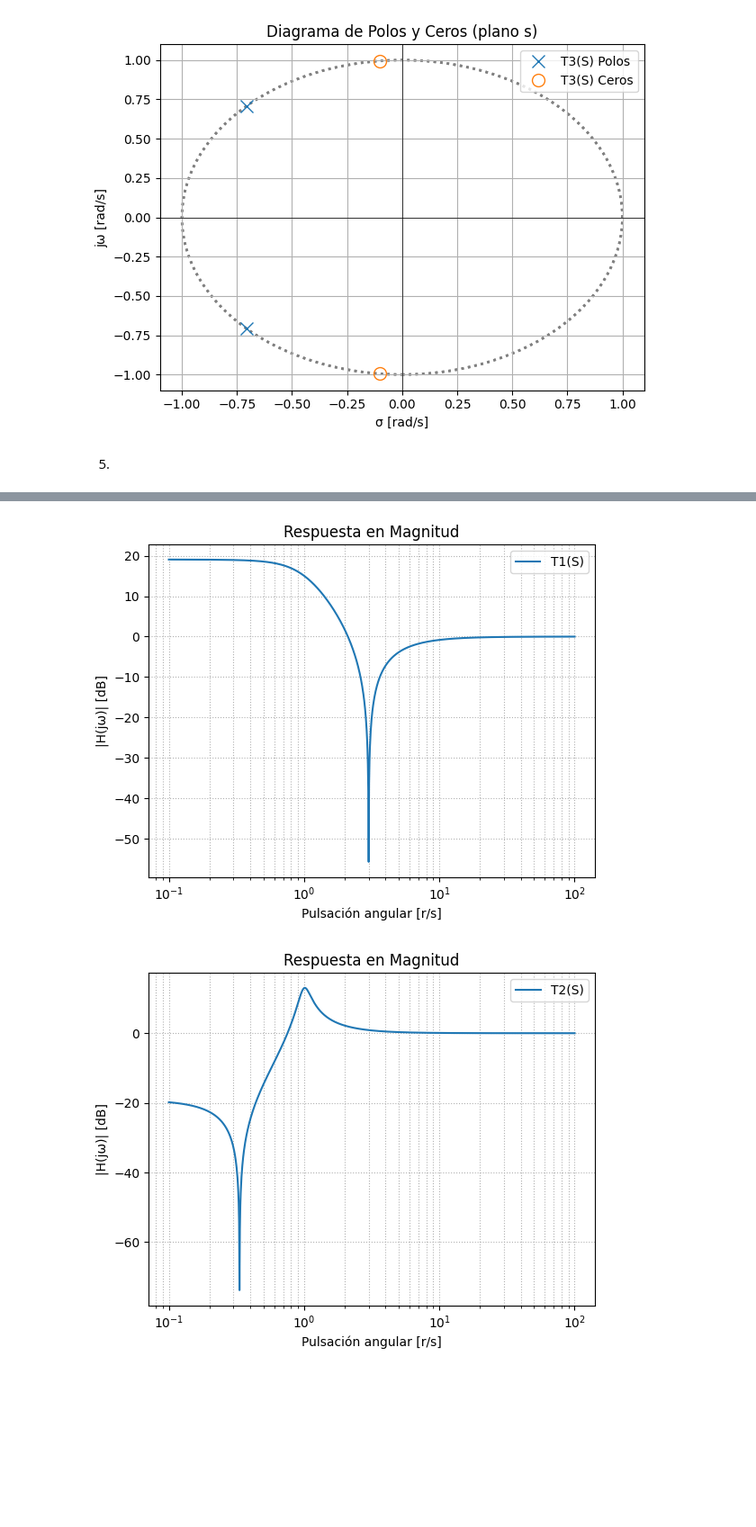
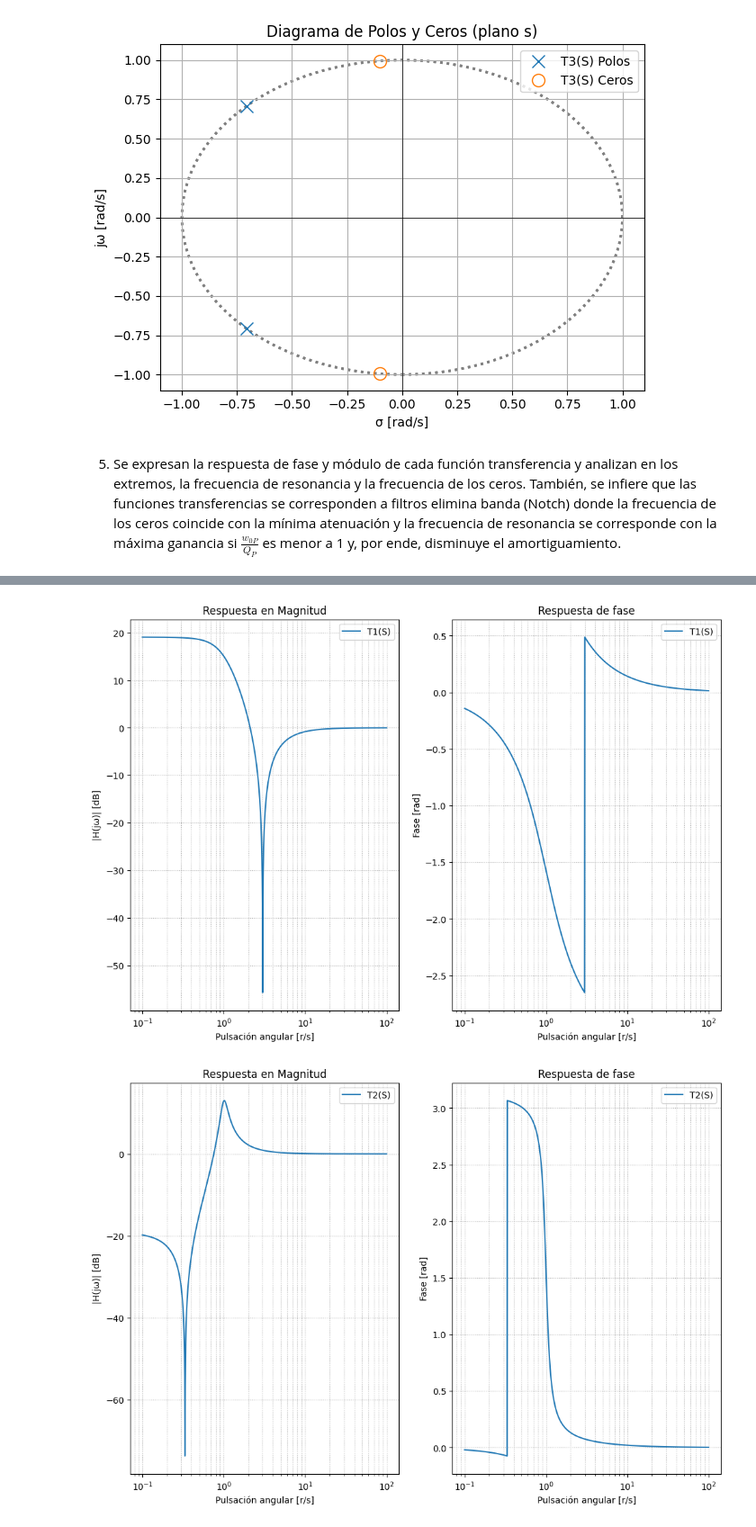
Before and after one commit to Mati468/TPS_APS_2do_2025, a Jupyter notebook: TS6_Cassino_Matias.ipynb, the cells around one changed output, grey strips where cells are left out. Shown at 90% size. Cells and saved outputs as stored; diff of their text form; code cells hidden in the pictures; blank space fills up the shorter version.

Commit message:
Actualizo TS6 y subo una imagen de consigna Bonus

```diff
--- a/TS6_Cassino_Matias.ipynb
+++ b/TS6_Cassino_Matias.ipynb
@@ -47,11 +49,14 @@ from matplotlib import patches
 
 plt.close('all')
 
-def rta_frec(b,a,worN,label):
+
+def rta_frec_y_fase(b,a,worN,label):
     w,h=signal.freqs(b,a,worN)
+    phase=np.unwrap(np.angle(h))
 
     # Gráfico de módulo
-    plt.figure()
+    plt.figure(figsize=(12,8))
+    plt.subplot(1,2,1)
     plt.semilogx(w, 20*np.log10(abs(h)),label=label)
     plt.title('Respuesta en Magnitud')
     plt.xlabel('Pulsación angular [r/s]')
@@ -59,21 +64,16 @@ def rta_frec(b,a,worN,label):
     plt.grid(True, which='both', ls=':')
     plt.legend()
 
-    return w,h
-
-def fase(w,h,label):
-    phase=np.unwrap(np.angle(h))
-
     # Gráfico de fase
-    plt.figure()
-    # plt.semilogx(w, np.degrees(phase),label=f_aprox)
+    plt.subplot(1,2,2)
     plt.semilogx(w, phase,label=label)
     plt.title('Respuesta de fase')
     plt.xlabel('Pulsación angular [r/s]')
     plt.ylabel('Fase [rad]')
     plt.grid(True, which='both', ls=':')
     plt.legend()
-    return phase
+
+    return w,h,phase
 
 def polos_y_ceros(b,a,axis,label):
     z,p,k=signal.tf2zpk(b, a)
@@ -166,22 +167,17 @@ z3,p3,k3=polos_y_ceros(b=b3,a=a3,axis=axis3,label=label[2])
 [figure]
 [figure]
 # %% [markdown]
-5.
+5. Se expresan la respuesta de fase y módulo de cada función transferencia y analizan en los extremos, la frecuencia de resonancia y la frecuencia de los ceros. También, se infiere que las funciones transferencias se corresponden a filtros elimina banda (Notch) donde la frecuencia de los ceros coincide con la mínima atenuación y la frecuencia de resonancia se corresponde con la máxima ganancia si $\frac{w_{0P}}{Q_P}$ es menor a 1 y, por ende, disminuye el amortiguamiento.
 # %%
 from IPython.display import IFrame
 IFrame("IMG/Consigna_5_TS6.pdf", width=1000, height=1000)
 # %% [output]
 [interactive output not drawn]
 # %%
-#%% RTA en frec
-w1,h1=rta_frec(b=b1,a=a1,worN=worN1,label=label[0])
-w2,h2=rta_frec(b=b2,a=a2,worN=worN2,label=label[1])
-w3,h3=rta_frec(b=b3,a=a3,worN=worN3,label=label[2])
-
-#%% RTA de fase
-phase1=fase(w=w1,h=h1,label=label[0])
-phase2=fase(w=w2,h=h2,label=label[1])
-phase3=fase(w=w3,h=h3,label=label[2])
+#%% RTA en frecuencia y de fase
+w1,h1,phase1=rta_frec_y_fase(b=b1,a=a1,worN=worN1,label=label[0])
+w2,h2,phase2=rta_frec_y_fase(b=b2,a=a2,worN=worN2,label=label[1])
+w3,h3,phase3=rta_frec_y_fase(b=b3,a=a3,worN=worN3,label=label[2])
 # %% [output]
-[figure, old version]
+[figure, new version]
-[figure, old version]
+[figure, new version]
```
Also changed, not shown: parts of 13 cells of this notebook, 2 other files.
